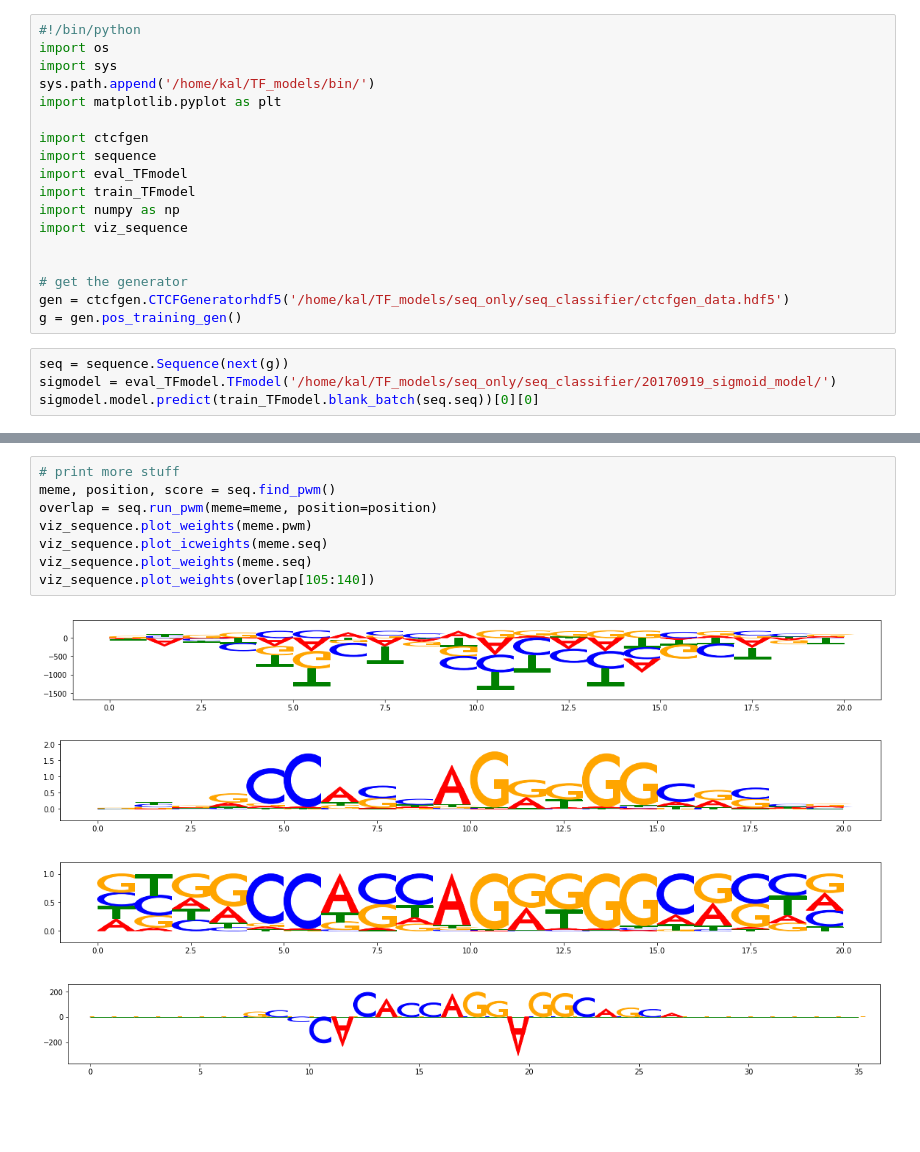
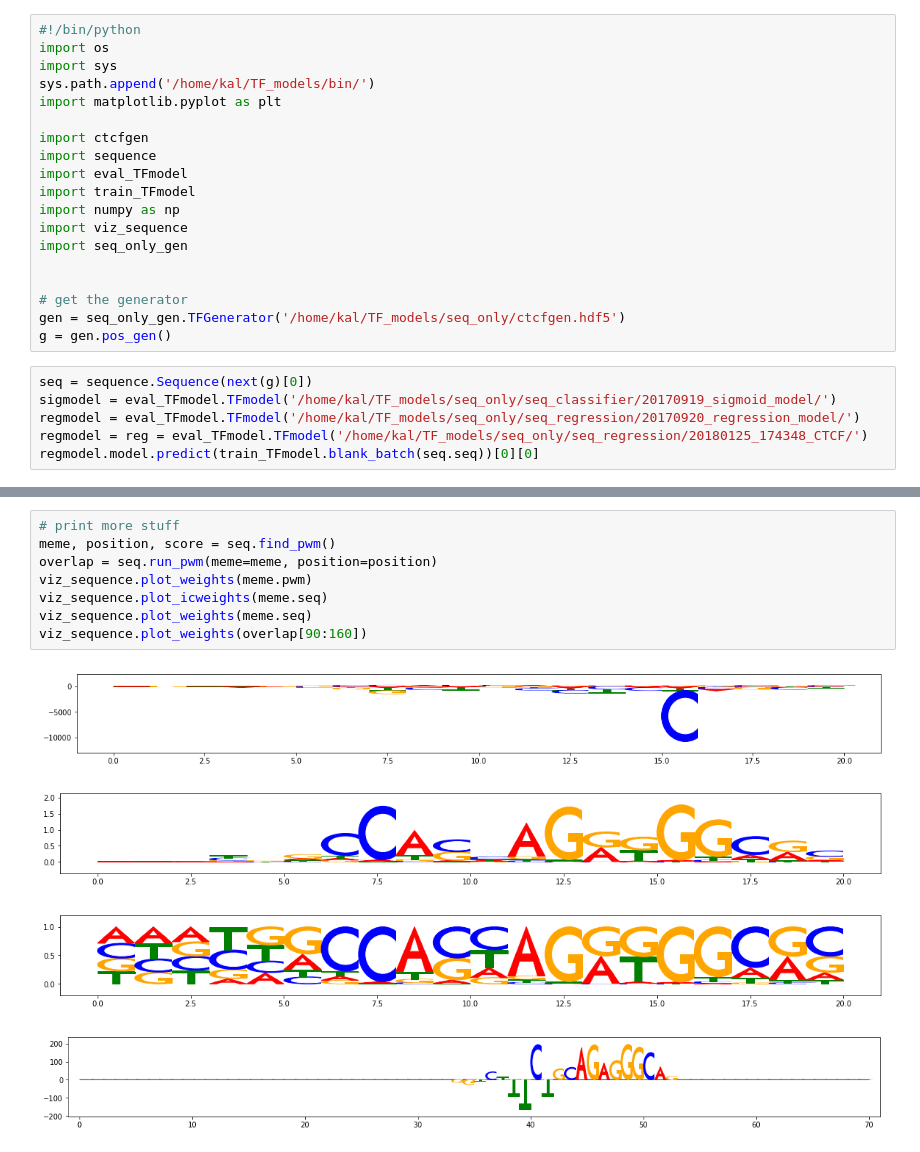
Before and after one commit to kal26/TF_Classifier, a Jupyter notebook: evaluation_tools/motifs.ipynb, the cells around one changed output, grey strips where cells are left out. Cells and saved outputs as stored; diff of their text form; blank space fills up the shorter version.

```diff
--- a/evaluation_tools/motifs.ipynb
+++ b/evaluation_tools/motifs.ipynb
@@ -11,13 +11,16 @@ import eval_TFmodel
 import train_TFmodel
 import numpy as np
 import viz_sequence
+import seq_only_gen
 
 
 # get the generator
-gen = ctcfgen.CTCFGeneratorhdf5('/home/kal/TF_models/seq_only/seq_classifier/ctcfgen_data.hdf5')
-g = gen.pos_training_gen()
+gen = seq_only_gen.TFGenerator('/home/kal/TF_models/seq_only/ctcfgen.hdf5')
+g = gen.pos_gen()
 # %%
-seq = sequence.Sequence(next(g))
+seq = sequence.Sequence(next(g)[0])
 sigmodel = eval_TFmodel.TFmodel('/home/kal/TF_models/seq_only/seq_classifier/20170919_sigmoid_model/')
-sigmodel.model.predict(train_TFmodel.blank_batch(seq.seq))[0][0]
+regmodel = eval_TFmodel.TFmodel('/home/kal/TF_models/seq_only/seq_regression/20170920_regression_model/')
+regmodel = reg = eval_TFmodel.TFmodel('/home/kal/TF_models/seq_only/seq_regression/20180125_174348_CTCF/')
+regmodel.model.predict(train_TFmodel.blank_batch(seq.seq))[0][0]
 # %% [output]
@@ -42,13 +47,13 @@ Information Content of Softmax prediction difference
 # %%
 # print more stuff
 meme, position, score = seq.find_pwm()
 overlap = seq.run_pwm(meme=meme, position=position)
 viz_sequence.plot_weights(meme.pwm)
 viz_sequence.plot_icweights(meme.seq)
 viz_sequence.plot_weights(meme.seq)
-viz_sequence.plot_weights(overlap[105:140])
+viz_sequence.plot_weights(overlap[90:160])
 # %% [output]
-[figure, old version]
+[figure, new version]
-[figure, old version]
+[figure, new version]
-[figure, old version]
+[figure, new version]
-[figure, old version]
+[figure, new version]
```
Also changed, not shown: parts of 2 cells of this notebook, 8 other files.
